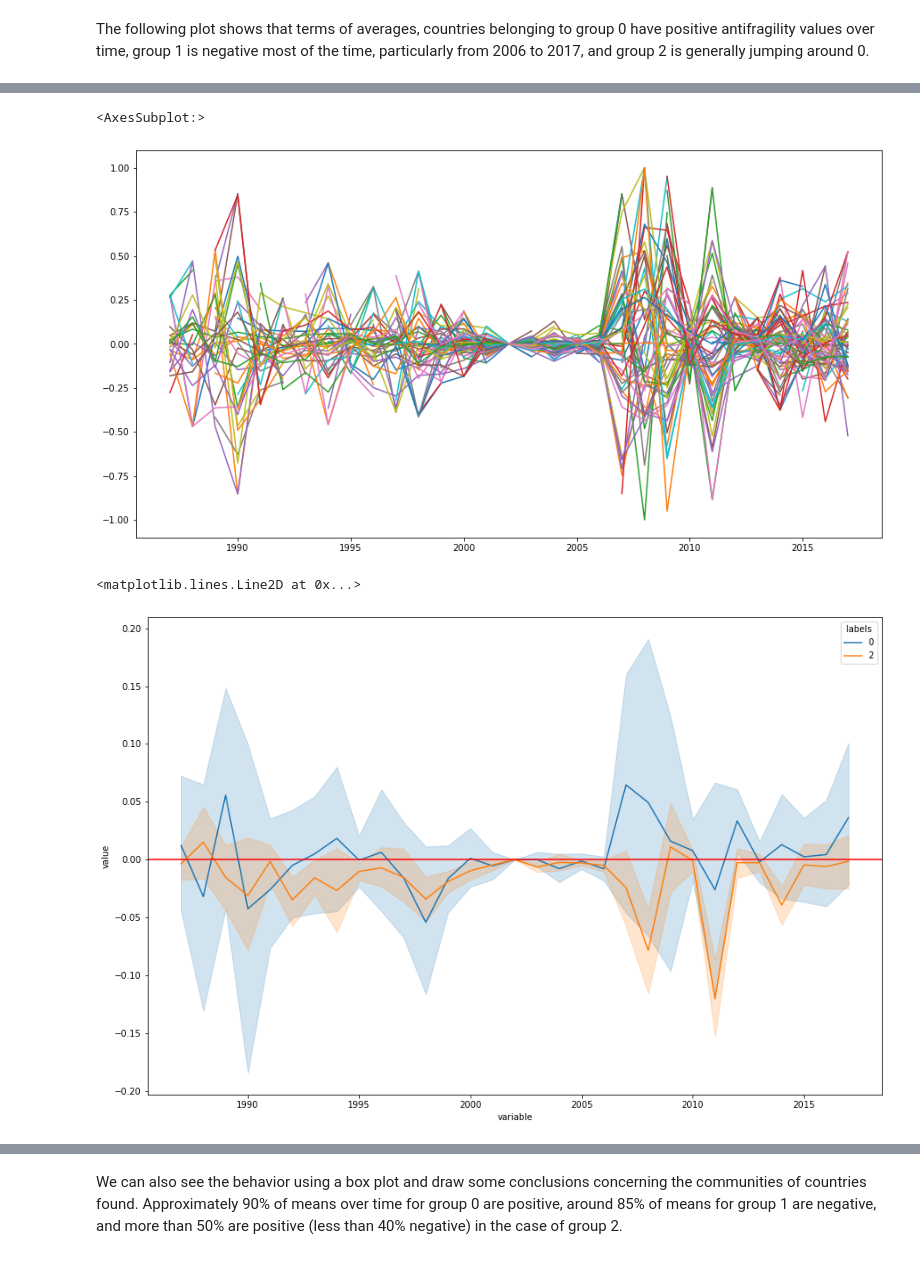
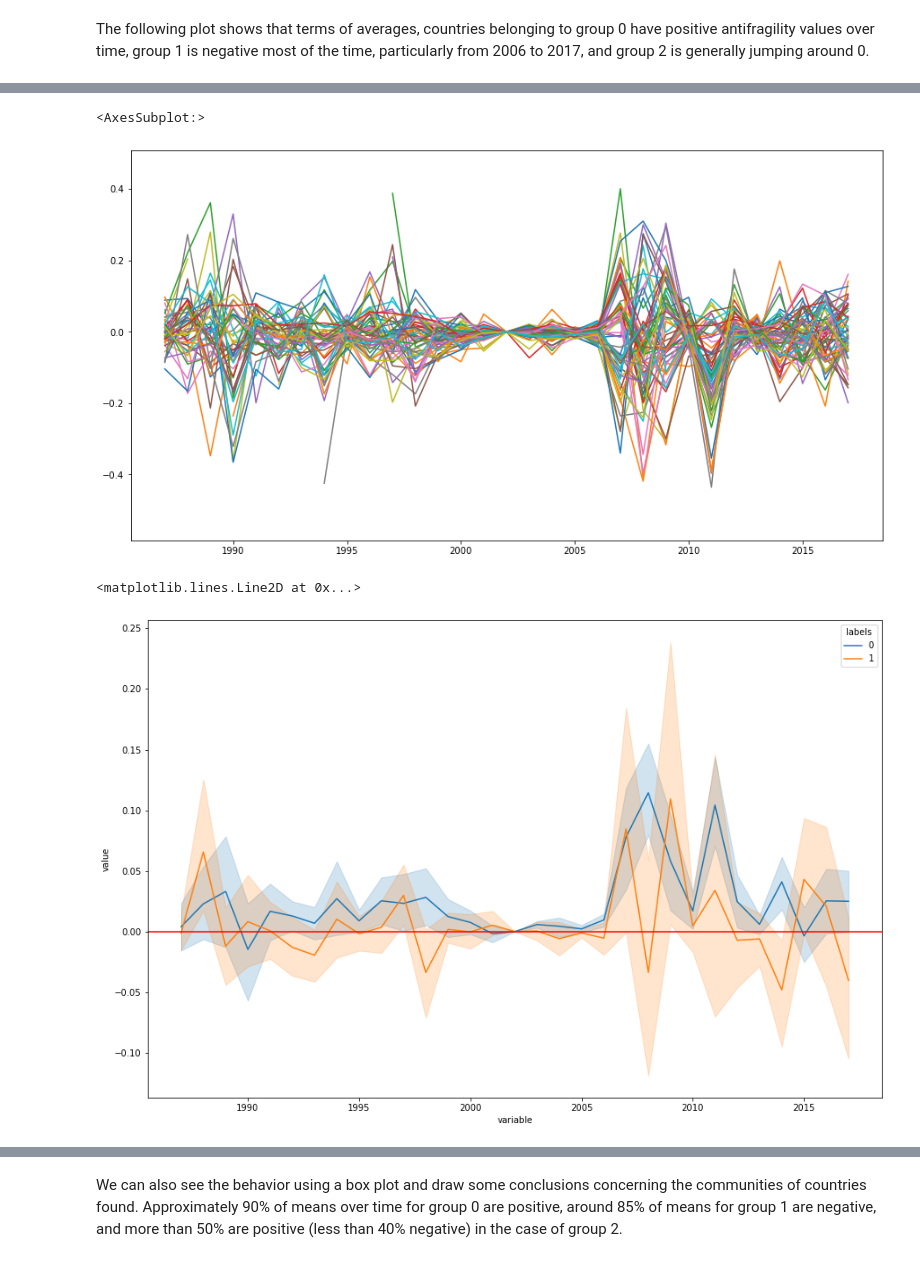
Before and after one commit to RogelioLozano/AOFFTN, a Jupyter notebook: Exploration_V3/network_based_TSclust.ipynb, the cells around one changed output, grey strips where cells are left out. Saved outputs shown, nothing was run; the diff lists cells and outputs as text; code cells hidden in the pictures.

```diff
--- a/Exploration_V3/network_based_TSclust.ipynb
+++ b/Exploration_V3/network_based_TSclust.ipynb
@@ -24,4 +24,4 @@ af_ex_pr = af_ex_pr.iloc[:,[0,1,4]]
 pivot_afex=af_ex_pr.pivot_table(values='af_ex_pr',columns='country',index='year')
 pivot_afex=pivot_afex.drop(columns='Unspecified Area')
 # %%
-pivot_afex=pivot_afex.dropna(thresh=5,axis=1)
+pivot_afex=pivot_afex.dropna(thresh=10,axis=1)
@@ -56,7 +58,7 @@ def get_communities(Distance_matrix,epsilon):
 # %% [markdown]
 ### .8 shows nice results
 # %%
-G,communities,comm_greedy=get_communities(Distance_matrix,.6)
+G,communities,comm_greedy=get_communities(Distance_matrix,.4)
 # %%
 print("AMI:",communities.adjusted_mutual_information(comm_greedy).score)
 # %% [output]
@@ -102,16 +104,16 @@ _t=_t.drop(_t.index[0])
 _t.plot(legend=False,figsize=(15,8))
 # %% [output]
 <AxesSubplot:>
-[figure, old version]
+[figure, new version]
 # %%
 _=mergd_afex_communities.melt(id_vars=['country','labels'])
 
 plt.figure(figsize=(15,10))
-sns.lineplot(data=_[np.isin(_['labels'],['0','2'])],x='variable',y='value',hue='labels')
+sns.lineplot(data=_[np.isin(_['labels'],['1','0'])],x='variable',y='value',hue='labels')
 plt.axhline(0,c='red')
 # %% [output]
 <matplotlib.lines.Line2D at 0x...>
-[figure, old version]
+[figure, new version]
 # %%
 plt.figure(figsize=(15,10))
 sns.lineplot(data=mergd_afex_communities.melt(id_vars=['country','labels']),x='variable',y='value',hue='labels')
```
Also changed, not shown: parts of 18 cells of this notebook.
